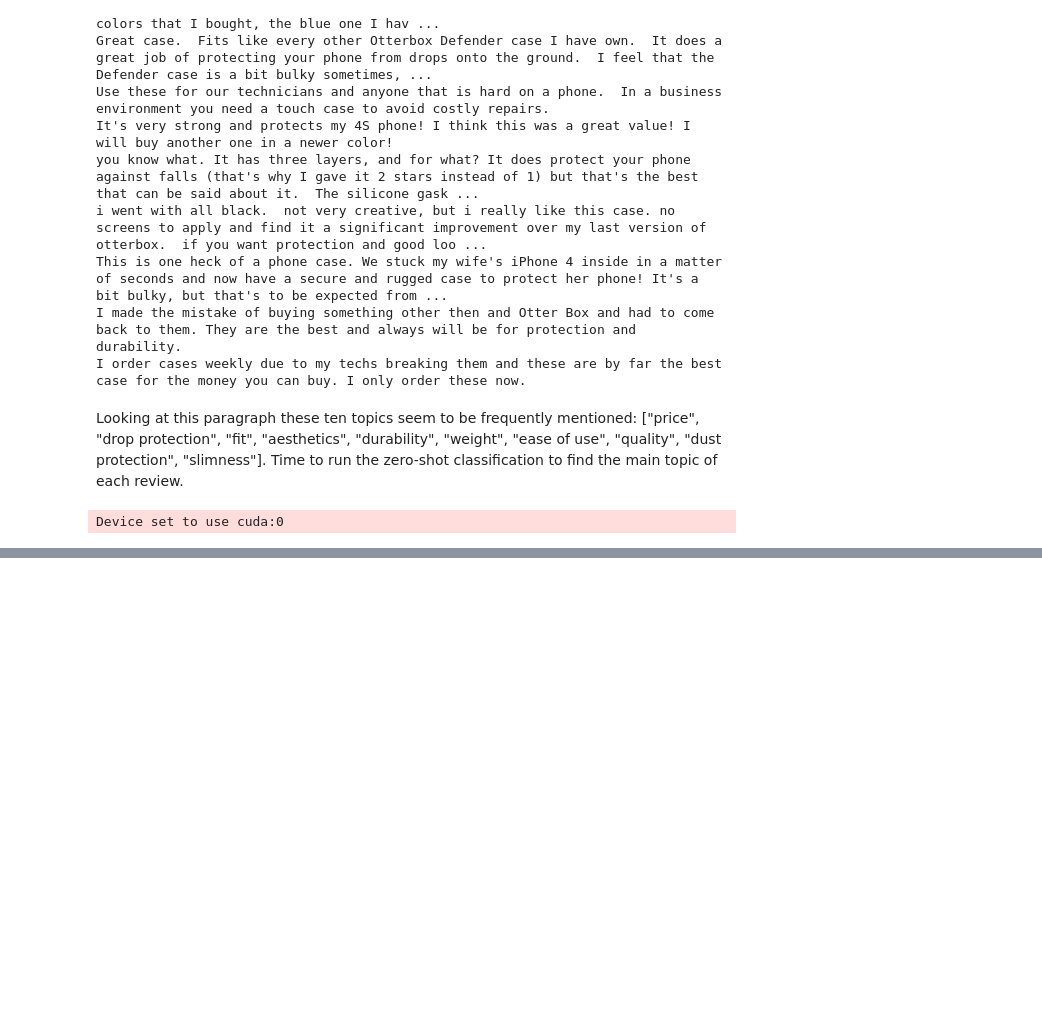
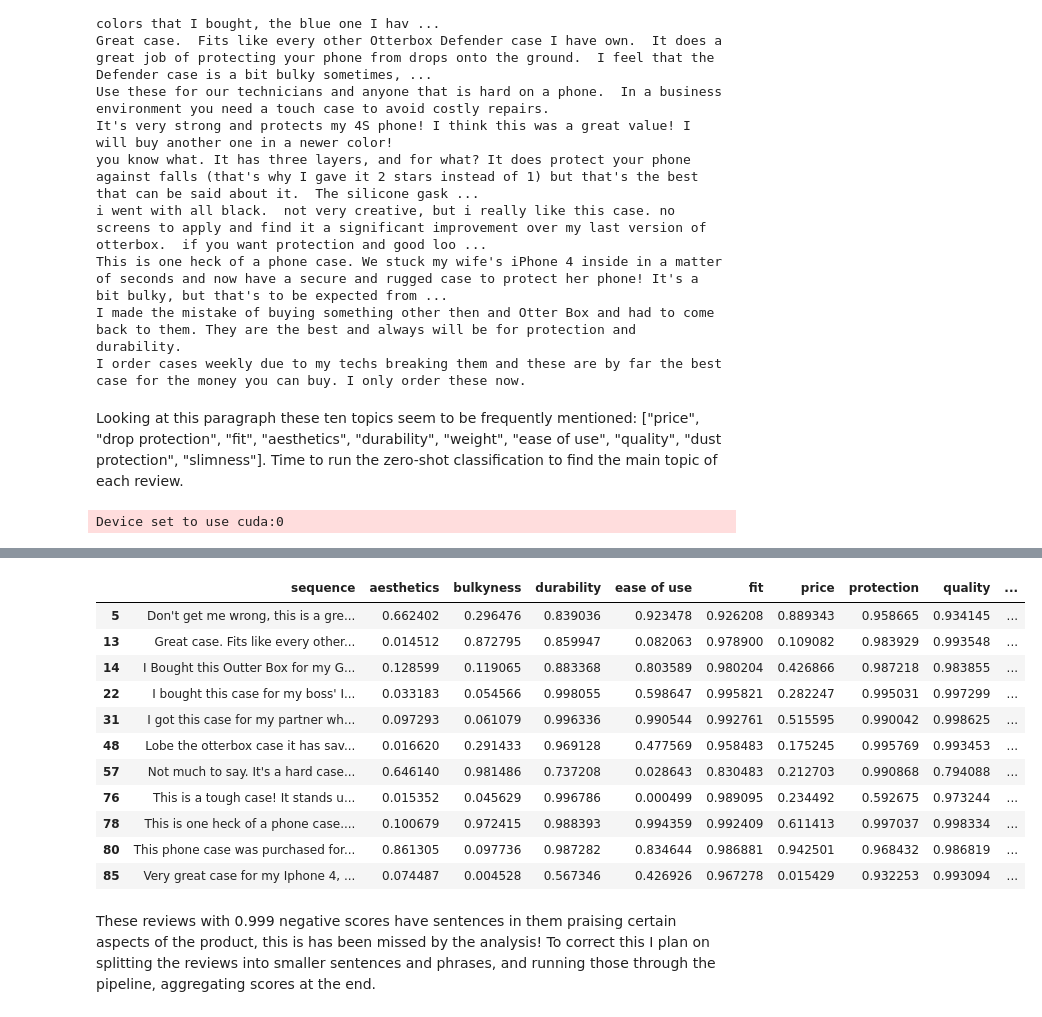
Before and after one commit to tomg291/Review-Analysis, a Jupyter notebook: phase1.ipynb, the cells around one changed output, grey strips where cells are left out. Drawn from its saved outputs; the diff is of its cells as text; code cells hidden in the pictures; blank space fills up the shorter version.

```diff
--- a/phase1.ipynb
+++ b/phase1.ipynb
@@ -154,0 +176,20 @@ memory usage: 9.4+ KB
+# %%
+sentiment_df = pd.DataFrame(sentiment).rename(columns={"label":"aspect sentiment", "score":"sentiment score"})
+score_table = score_table.reset_index().join(sentiment_df)
+# %%
+score_table.loc[score_table["aspect sentiment"] == "NEGATIVE"]
+# %% [output]
+|  | sequence | aesthetics | bulkyness | durability | ease of use | fit | price | protection | quality | ... |
+| 5 | Don't get me wrong, this is a gre... | 0.662402 | 0.296476 | 0.839036 | 0.923478 | 0.926208 | 0.889343 | 0.958665 | 0.934145 | ... |
+| 13 | Great case. Fits like every other... | 0.014512 | 0.872795 | 0.859947 | 0.082063 | 0.978900 | 0.109082 | 0.983929 | 0.993548 | ... |
+| 14 | I Bought this Outter Box for my G... | 0.128599 | 0.119065 | 0.883368 | 0.803589 | 0.980204 | 0.426866 | 0.987218 | 0.983855 | ... |
+| 22 | I bought this case for my boss' I... | 0.033183 | 0.054566 | 0.998055 | 0.598647 | 0.995821 | 0.282247 | 0.995031 | 0.997299 | ... |
+| 31 | I got this case for my partner wh... | 0.097293 | 0.061079 | 0.996336 | 0.990544 | 0.992761 | 0.515595 | 0.990042 | 0.998625 | ... |
+| 48 | Lobe the otterbox case it has sav... | 0.016620 | 0.291433 | 0.969128 | 0.477569 | 0.958483 | 0.175245 | 0.995769 | 0.993453 | ... |
+| 57 | Not much to say. It's a hard case... | 0.646140 | 0.981486 | 0.737208 | 0.028643 | 0.830483 | 0.212703 | 0.990868 | 0.794088 | ... |
+| 76 | This is a tough case! It stands u... | 0.015352 | 0.045629 | 0.996786 | 0.000499 | 0.989095 | 0.234492 | 0.592675 | 0.973244 | ... |
+| 78 | This is one heck of a phone case.... | 0.100679 | 0.972415 | 0.988393 | 0.994359 | 0.992409 | 0.611413 | 0.997037 | 0.998334 | ... |
+| 80 | This phone case was purchased for... | 0.861305 | 0.097736 | 0.987282 | 0.834644 | 0.986881 | 0.942501 | 0.968432 | 0.986819 | ... |
+| 85 | Very great case for my Iphone 4, ... | 0.074487 | 0.004528 | 0.567346 | 0.426926 | 0.967278 | 0.015429 | 0.932253 | 0.993094 | ... |
+# %% [markdown]
+These reviews with 0.999 negative scores have sentences in them praising certain aspects of the product, this is has been missed by the analysis! To correct this I plan on splitting the reviews into smaller sentences and phrases, and running those through the pipeline, aggregating scores at the end.
```
Also changed, not shown: parts of 15 cells of this notebook.
